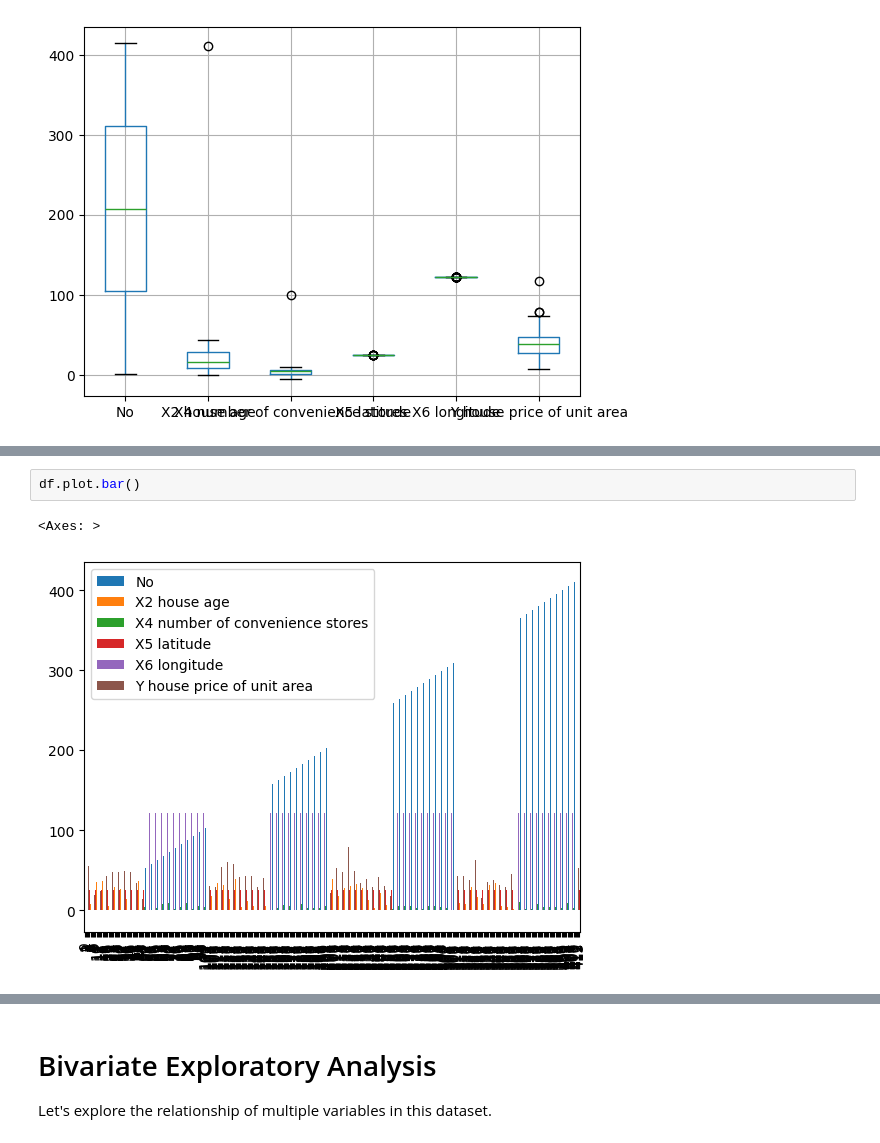
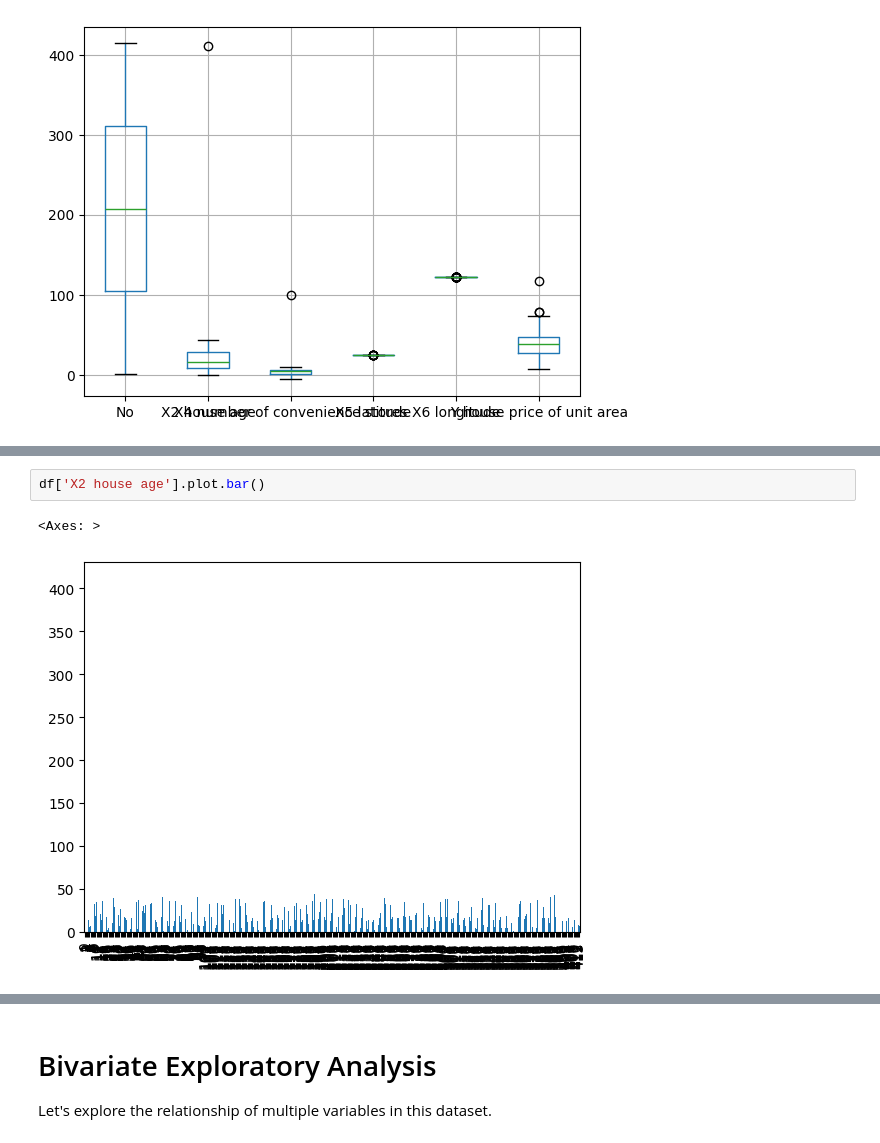
Before and after one commit to emanuelbucio/rental-pricing-prediction-lab, a Jupyter notebook: rental-pricing-prediction-lab/code/data_prep/01explore.ipynb, the cells around one changed output, grey strips where cells are left out. Cells and saved outputs as stored; diff of their text form.

```diff
--- a/rental-pricing-prediction-lab/code/data_prep/01explore.ipynb
+++ b/rental-pricing-prediction-lab/code/data_prep/01explore.ipynb
@@ -149,5 +100,5 @@ array([[<Axes: title={'center': 'No'}>,
 # %%
-df.plot.bar()
+df['X2 house age'].plot.bar()
 # %% [output]
 <Axes: >
-[figure, old version]
+[figure, new version]
```
Also changed, not shown: parts of 19 cells of this notebook, 3 other files.
